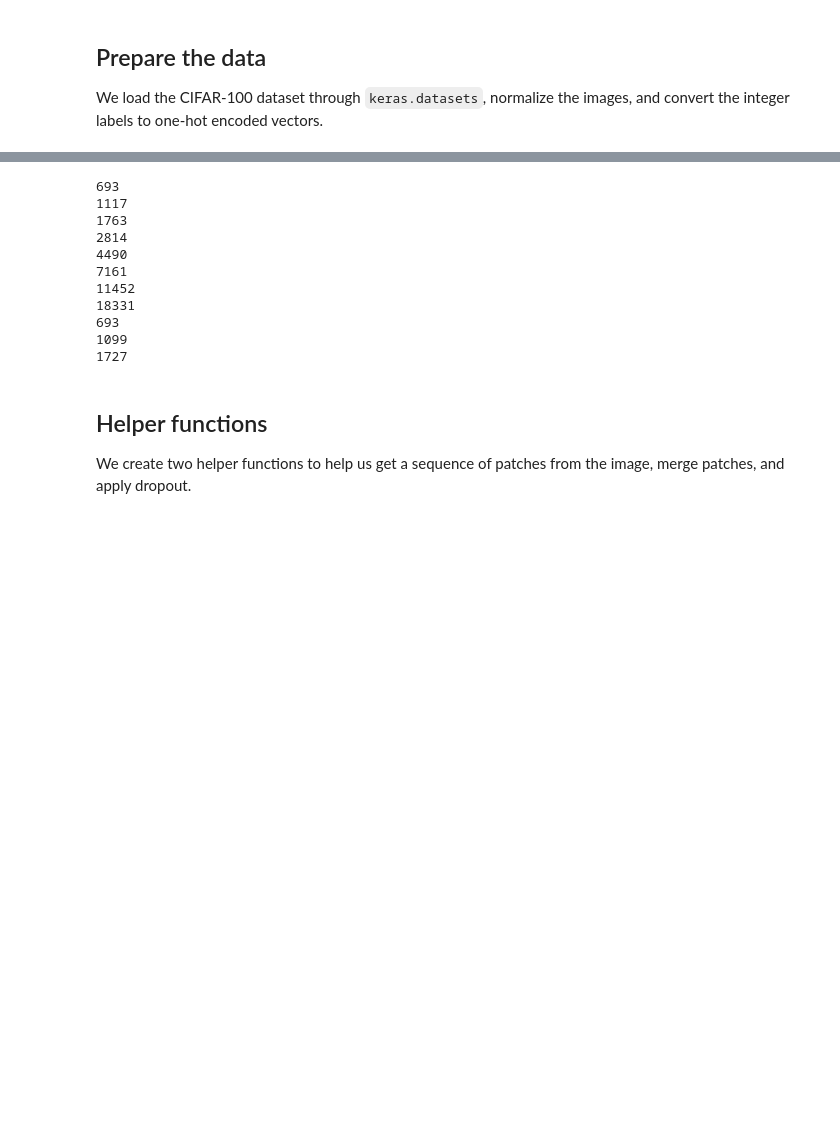
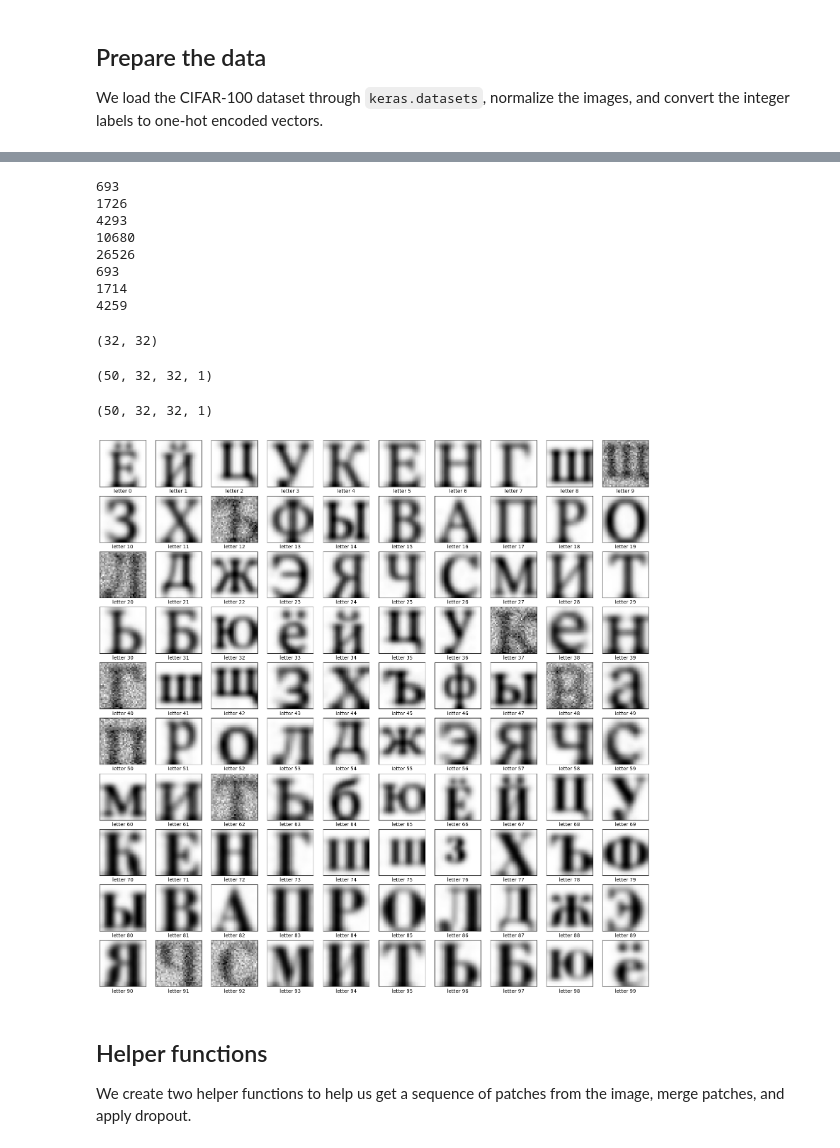
Before and after one commit to NikitaShlapak/OCR, a Jupyter notebook: letter recognition/my_swin.ipynb, the cells around one changed output, grey strips where cells are left out. Drawn from its saved outputs; the diff is of its cells as text; code cells hidden in the pictures; blank space fills up the shorter version.

```diff
--- a/letter recognition/my_swin.ipynb
+++ b/letter recognition/my_swin.ipynb
@@ -247,21 +313,28 @@ for i in range(1, num_fonts+1):
         captions.append(captions_base[j-1])
 
 aug = MultipleAugmenter(images.copy(), captions.copy())
-aug.random_augment(8)
+aug.random_augment(5)
 test_aug = MultipleAugmenter(images.copy(), captions.copy())
 test_aug.random_augment(3, 65, 0)
 # %% [output]
 693
-1117
-1763
-2814
-4490
-7161
-11452
-18331
+1726
+4293
+10680
+26526
 693
-1099
-1727
+1714
+4259
+# %%
+aug.images[0].shape
+# %% [output]
+(32, 32)
+# %%
+real_data = np.array([cv2.resize(cv2.imread(f'../test/letter{i}.jpg', 0), input_shape[:-1]) for i in range(1,51)])/255
+real_data = np.expand_dims(real_data, axis=-1)
+real_data.shape
+# %% [output]
+(50, 32, 32, 1)
 # %%
 x_data = np.array(aug.images)
 x_data = x_data.reshape(*x_data.shape, 1)
@@ -278,6 +351,21 @@ test_x_data = test_x_data.reshape(*test_x_data.shape,1)
 
 test_classes = list(map(captions_base.index, test_aug.captions))
 test_y_data = keras.utils.to_categorical(test_classes, num_classes=num_letters)
+# %%
+real_data.shape
+# %% [output]
+(50, 32, 32, 1)
+# %%
+fig, ax = plt.subplots(nrows=10, ncols=10, figsize=(20, 20))
+n=0
+for j in range(n,n+100):
+    i = j-n
+    ax[i//10, i%10].imshow(aug.images_orig[j], cmap='gray')
+    ax[i//10, i%10].set_xticks([])
+    ax[i//10, i%10].set_yticks([])
+    ax[i//10, i%10].set_xlabel(f'letter {j}')
+# %% [output]
+[figure, added]
 # %% [markdown]
 ## Helper functions
 
```
Also changed, not shown: parts of 22 cells of this notebook, 4 other files.
